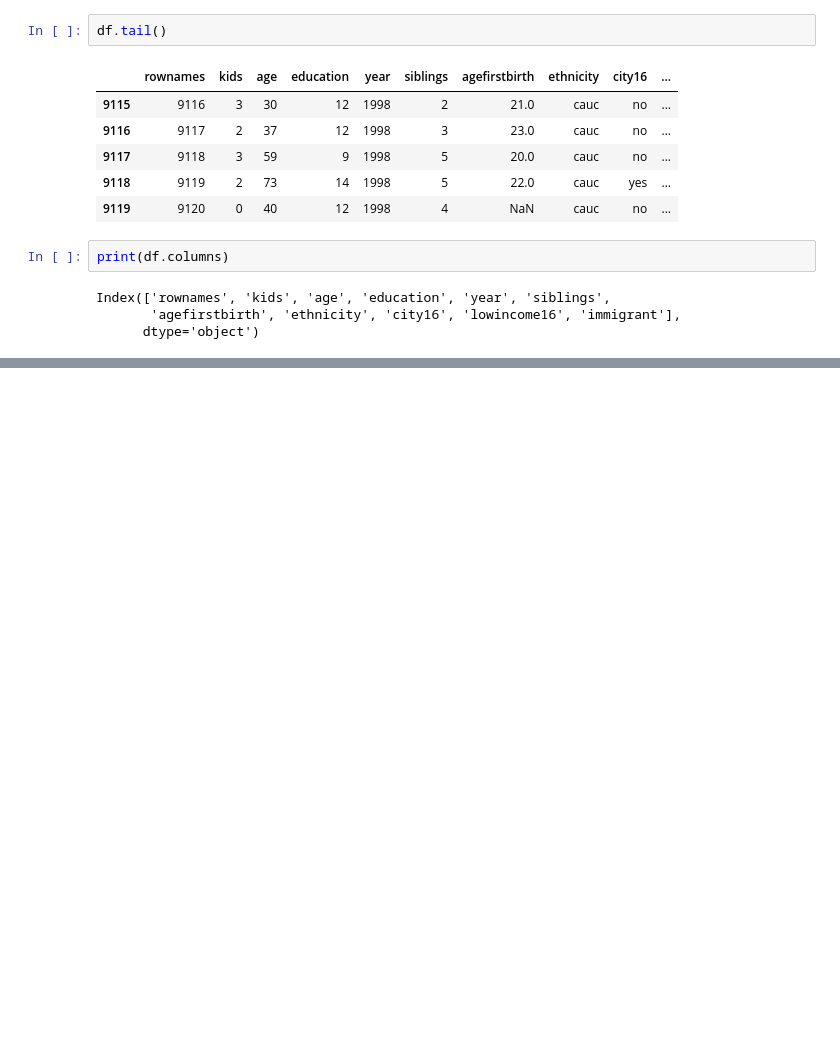
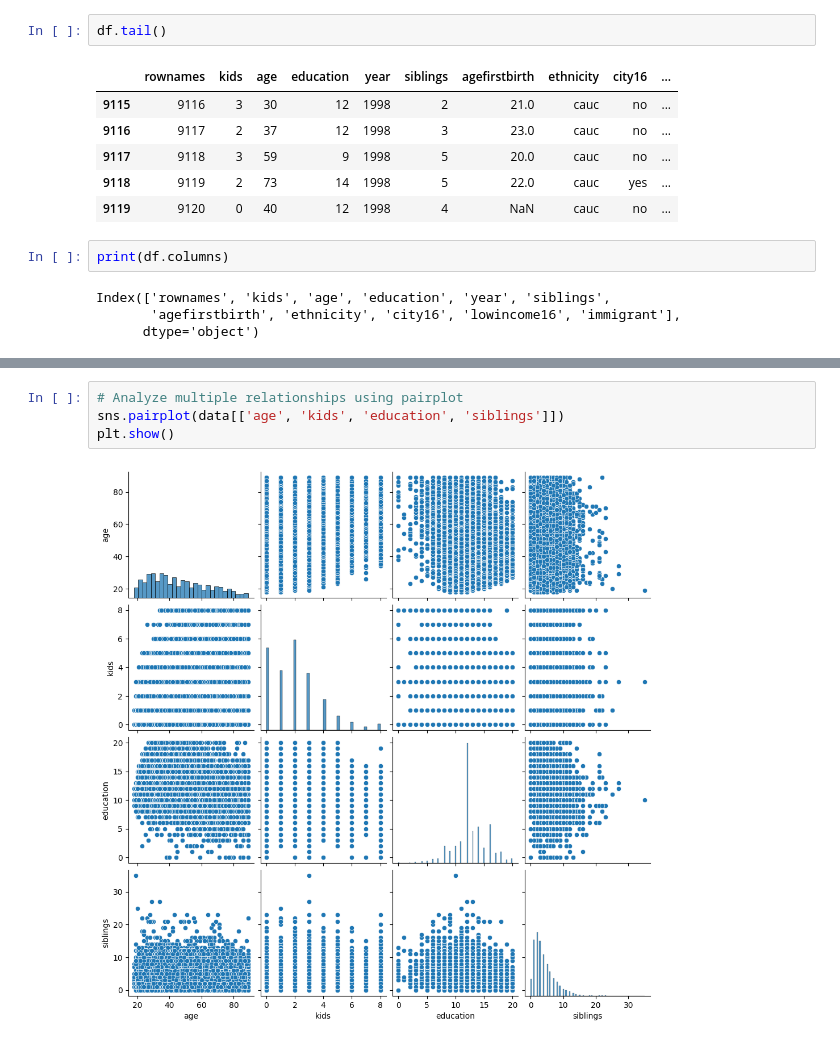
Before and after one commit to SakshamEDA-DA/DA, a Jupyter notebook: 21BDS0036_DA.ipynb, the cells around one changed output, grey strips where cells are left out. Saved outputs shown, nothing was run; the diff lists cells and outputs as text; blank space fills up the shorter version.

```diff
--- a/21BDS0036_DA.ipynb
+++ b/21BDS0036_DA.ipynb
@@ -77,0 +207,6 @@ Index(['rownames', 'kids', 'age', 'education', 'year', 'siblings',
+# %%
+# Analyze multiple relationships using pairplot
+sns.pairplot(data[['age', 'kids', 'education', 'siblings']])
+plt.show()
+# %% [output]
+[figure, added]
```
Also changed, not shown: parts of 16 cells of this notebook.
